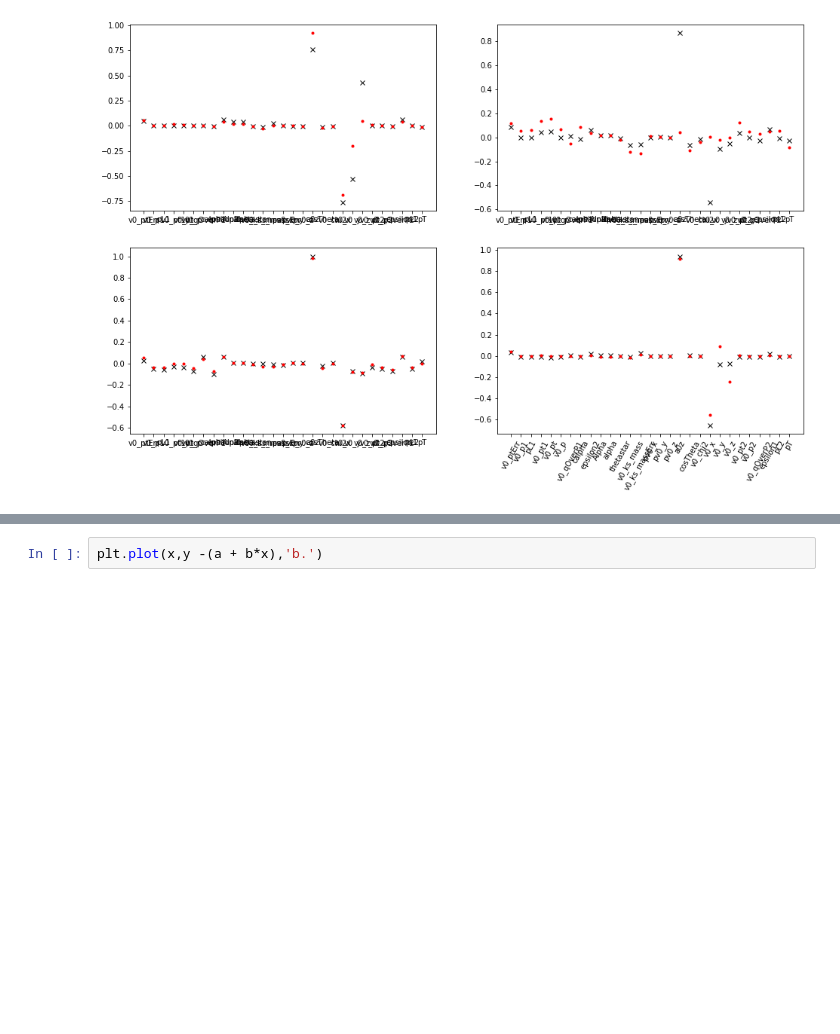
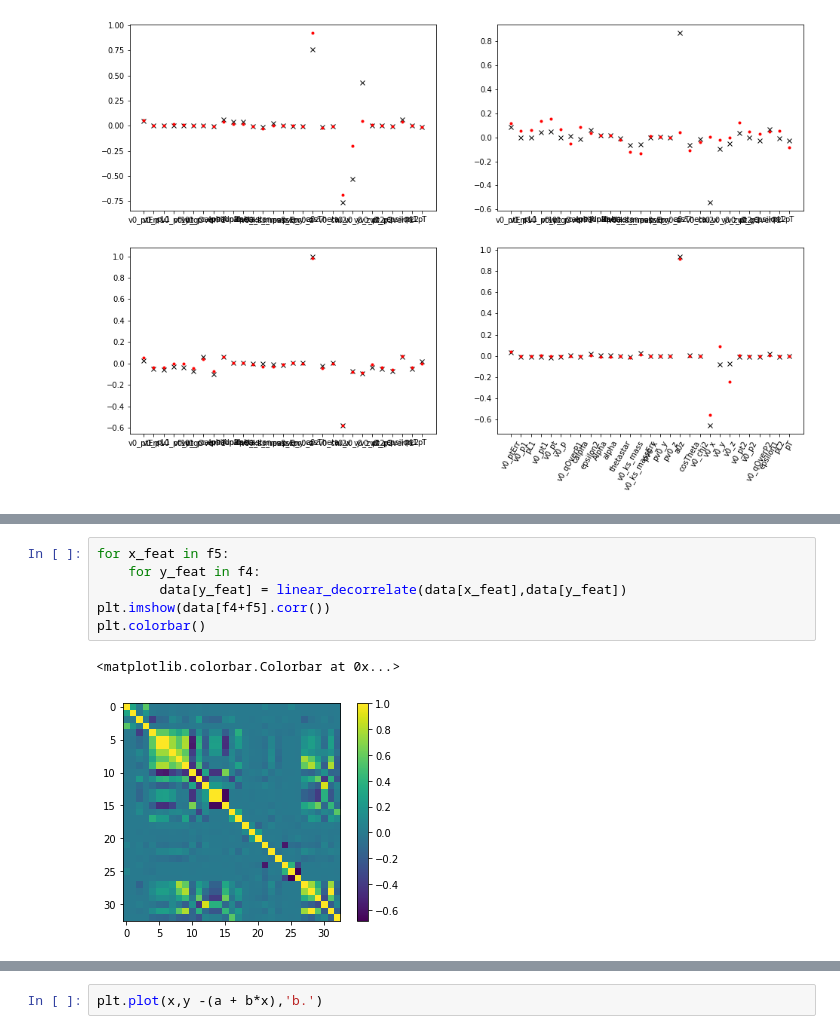
Before and after one commit to Vinther901/PUK, a Jupyter notebook: decorrelate.ipynb, the cells around one changed output, grey strips where cells are left out. Drawn from its saved outputs; the diff is of its cells as text; blank space fills up the shorter version.

```diff
--- a/decorrelate.ipynb
+++ b/decorrelate.ipynb
@@ -154 +166,10 @@ Linear fit:
+# %%
+for x_feat in f5:
+    for y_feat in f4:
+        data[y_feat] = linear_decorrelate(data[x_feat],data[y_feat])
+plt.imshow(data[f4+f5].corr())
+plt.colorbar()
+# %% [output]
+<matplotlib.colorbar.Colorbar at 0x...>
+[figure, added]
 # %%
```
Also changed, not shown: parts of 13 cells of this notebook.
